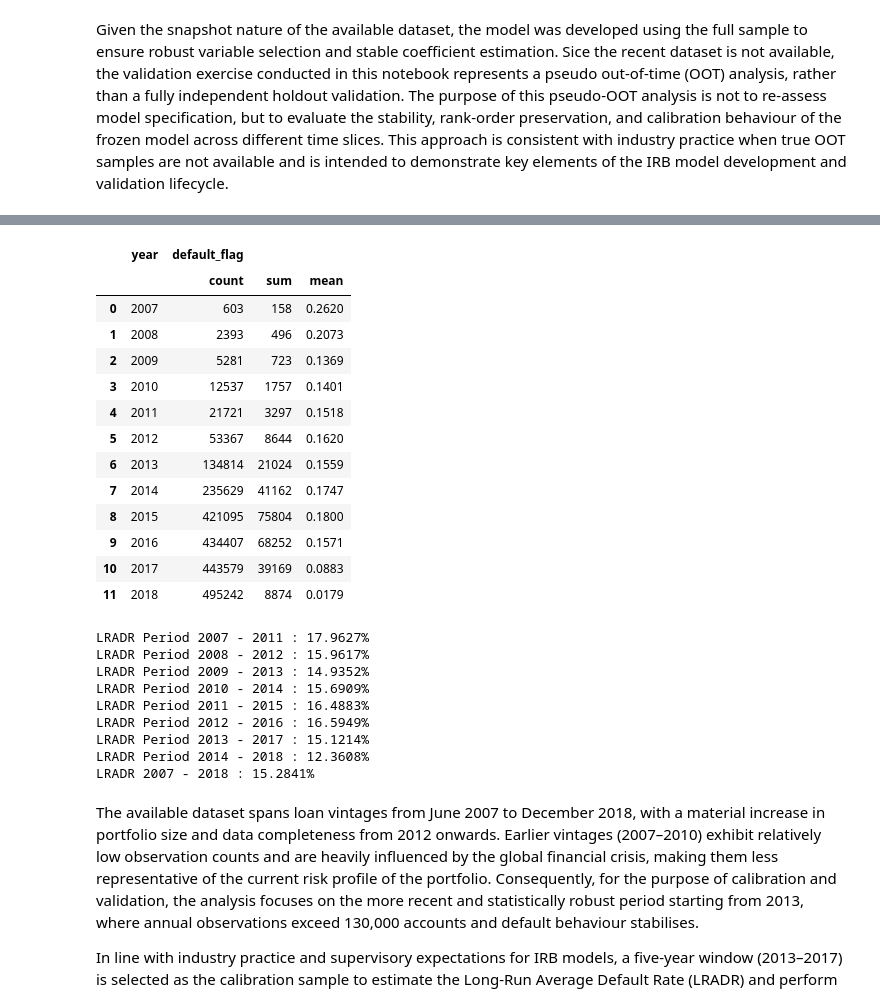
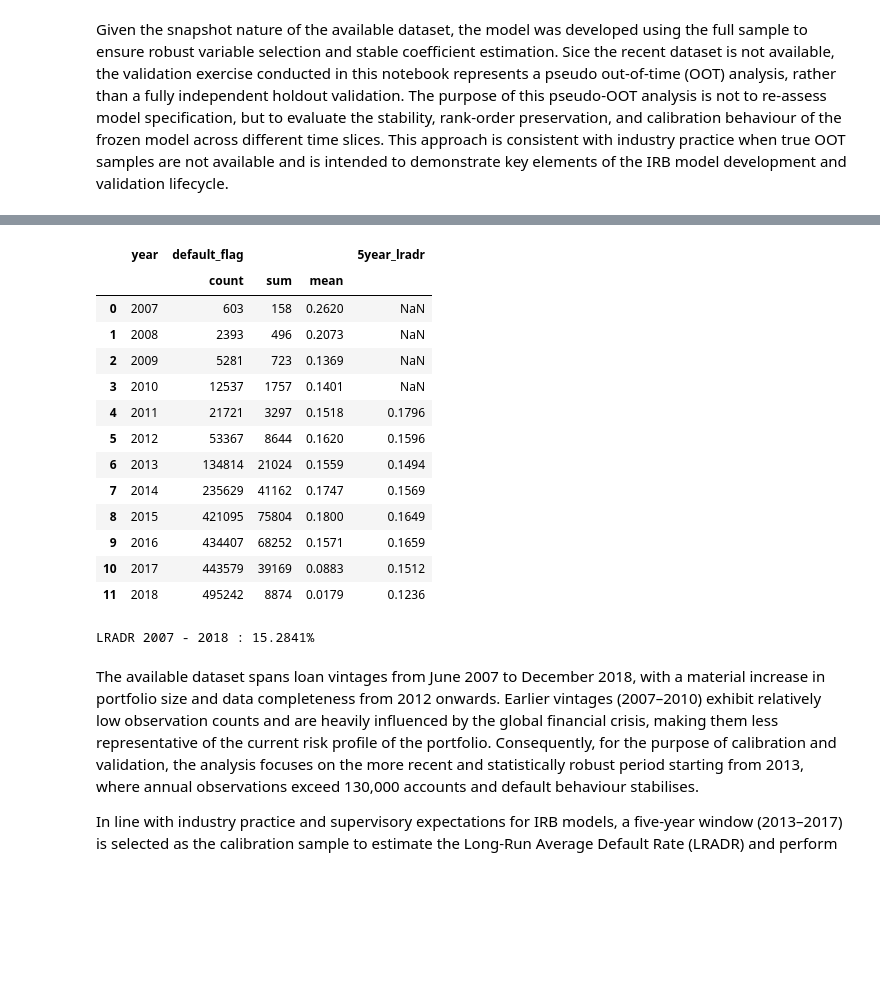
Before and after one commit to dipanshusharma2001/irb_retail_pd_sas_vs_python, a Jupyter notebook: notebooks/04_model_validation_and_calibration.ipynb, the cells around one changed output, grey strips where cells are left out. Drawn from its saved outputs; the diff is of its cells as text; code cells hidden in the pictures; blank space fills up the shorter version.

```diff
--- a/notebooks/04_model_validation_and_calibration.ipynb
+++ b/notebooks/04_model_validation_and_calibration.ipynb
@@ -70,37 +70,27 @@ Name: count, dtype: int64
 # %%
 # we have the dataset from Jun'2007 to Dec'2028
 # lets calculate the yearwise default rate and then create 5 years window and calculate the LRADR
 
 yearwise_default_rate = model_df.groupby('year').agg({'default_flag' : ['count', 'sum', 'mean']}).reset_index()
+yearwise_default_rate['5year_lradr'] = yearwise_default_rate[('default_flag', 'mean')].rolling(5).mean()
 display(yearwise_default_rate)
 
-for year in range(2007, 2015):
-    print(f"LRADR Period {year} - {year+4} : {round(yearwise_default_rate[yearwise_default_rate[('year', '')].between(year, year+4)][('default_flag', 'mean')].mean()*100,4)}%")
-
 print(f"LRADR 2007 - 2018 : {round(yearwise_default_rate[('default_flag', 'mean')].mean()*100, 4)}%")
 # %% [output]
-|  | year | default_flag |  |  |
-|  |  | count | sum | mean |
-| 0 | 2007 | 603 | 158 | 0.2620 |
-| 1 | 2008 | 2393 | 496 | 0.2073 |
-| 2 | 2009 | 5281 | 723 | 0.1369 |
-| 3 | 2010 | 12537 | 1757 | 0.1401 |
-| 4 | 2011 | 21721 | 3297 | 0.1518 |
-| 5 | 2012 | 53367 | 8644 | 0.1620 |
-| 6 | 2013 | 134814 | 21024 | 0.1559 |
-| 7 | 2014 | 235629 | 41162 | 0.1747 |
-| 8 | 2015 | 421095 | 75804 | 0.1800 |
-| 9 | 2016 | 434407 | 68252 | 0.1571 |
-| 10 | 2017 | 443579 | 39169 | 0.0883 |
-| 11 | 2018 | 495242 | 8874 | 0.0179 |
+|  | year | default_flag |  |  | 5year_lradr |
+|  |  | count | sum | mean |  |
+| 0 | 2007 | 603 | 158 | 0.2620 | NaN |
+| 1 | 2008 | 2393 | 496 | 0.2073 | NaN |
+| 2 | 2009 | 5281 | 723 | 0.1369 | NaN |
+| 3 | 2010 | 12537 | 1757 | 0.1401 | NaN |
+| 4 | 2011 | 21721 | 3297 | 0.1518 | 0.1796 |
+| 5 | 2012 | 53367 | 8644 | 0.1620 | 0.1596 |
+| 6 | 2013 | 134814 | 21024 | 0.1559 | 0.1494 |
+| 7 | 2014 | 235629 | 41162 | 0.1747 | 0.1569 |
+| 8 | 2015 | 421095 | 75804 | 0.1800 | 0.1649 |
+| 9 | 2016 | 434407 | 68252 | 0.1571 | 0.1659 |
+| 10 | 2017 | 443579 | 39169 | 0.0883 | 0.1512 |
+| 11 | 2018 | 495242 | 8874 | 0.0179 | 0.1236 |
-LRADR Period 2007 - 2011 : 17.9627%
-LRADR Period 2008 - 2012 : 15.9617%
-LRADR Period 2009 - 2013 : 14.9352%
-LRADR Period 2010 - 2014 : 15.6909%
-LRADR Period 2011 - 2015 : 16.4883%
-LRADR Period 2012 - 2016 : 16.5949%
-LRADR Period 2013 - 2017 : 15.1214%
-LRADR Period 2014 - 2018 : 12.3608%
 LRADR 2007 - 2018 : 15.2841%
 # %% [markdown]
 The available dataset spans loan vintages from June 2007 to December 2018, with a material increase in portfolio size and data completeness from 2012 onwards. Earlier vintages (2007–2010) exhibit relatively low observation counts and are heavily influenced by the global financial crisis, making them less representative of the current risk profile of the portfolio. Consequently, for the purpose of calibration and validation, the analysis focuses on the more recent and statistically robust period starting from 2013, where annual observations exceed 130,000 accounts and default behaviour stabilises.
```
Also changed, not shown: parts of 13 cells of this notebook, 6 other files.
